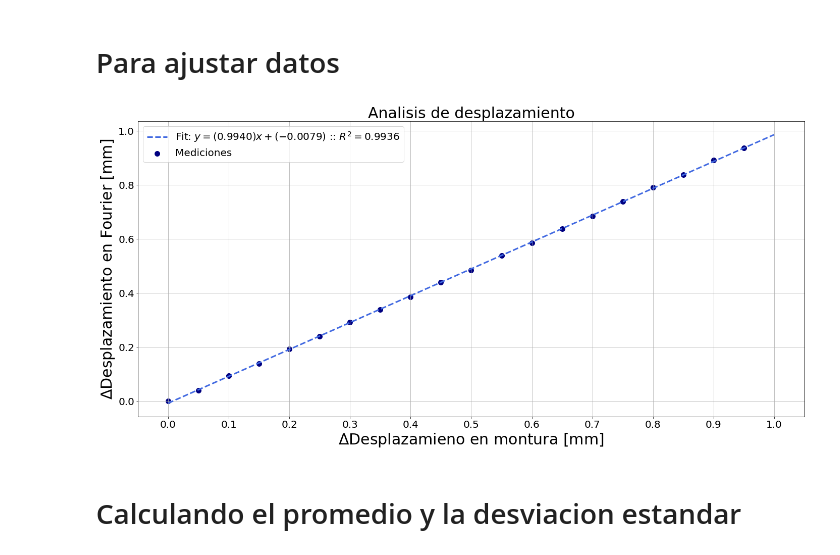
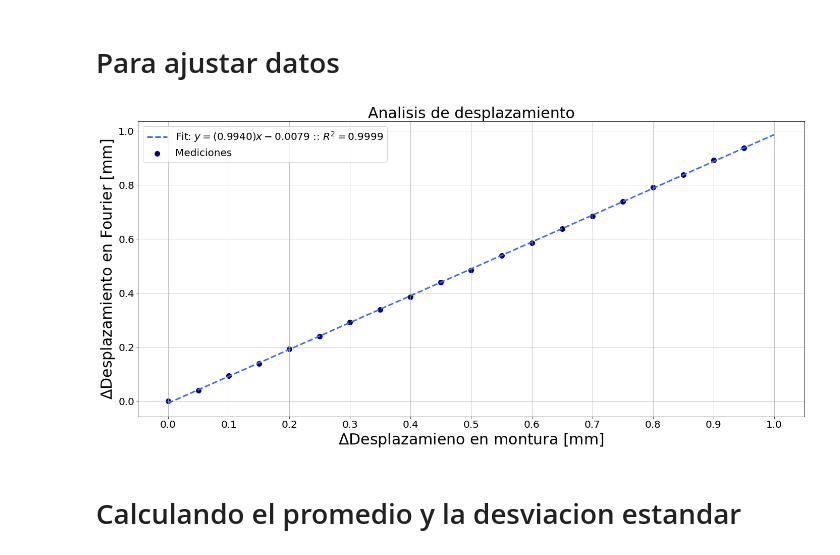
Before and after one commit to AlejandroGoper/Codigos_Tesis, a Jupyter notebook: Mediciones/08-10-2021/utilidades.ipynb, the cells around one changed output. Drawn from its saved outputs; the diff is of its cells as text; code cells hidden in the pictures.

```diff
--- a/Mediciones/08-10-2021/utilidades.ipynb
+++ b/Mediciones/08-10-2021/utilidades.ipynb
@@ -45,9 +45,9 @@ x_fit = np.arange(0, 1.1, 0.1)
 y_fit = f(x_fit, a, b)
 
 # Calculando R-square
-ss_res = np.sum((y-f(x,a,b))**2)
-ss_tot = np.sum((y-y.mean())**2)
-r_square= 1-ss_res/ss_tot
+ss_res = np.sum((delta_y-f(delta_x, a, b))**2)
+ss_tot = np.sum((delta_y-delta_y.mean())**2)
+r_square = 1-ss_res/ss_tot
 # %%
 
 """
@@ -61,36 +61,43 @@ fig, ax = plt.subplots(figsize=(20, 10))
 # Pone lo mas juntas las graficas posibles
 fig.set_tight_layout(True)
 # Para que no se empalmen los titulos en los ejes
 fig.subplots_adjust(wspace=1.2)
 
 # Cambiando el tamano de la fuente en todos los ejes
 plt.rcParams.update({'font.size': 20})
 
 # Graficando el espectro optico inicial
 ax = plt.subplot(1, 1, 1)
 
 # Titulo del grafico
 ax.set_title(
     label=r"Analisis de desplazamiento", fontsize=30)
 
 
-graph_data = ax.scatter(delta_x, delta_y, s=400, marker=".", c="navy", label="Mediciones")
+graph_data = ax.scatter(delta_x, delta_y, s=400,
+                        marker=".", c="navy", label="Mediciones")
 
 
+# Decidiendo label fit:
+if(b<0):
+    label_fit = r"Fit: $y = (%.4f)x %.4f$ :: $R^{2}= %.4f$" % (a,b,r_square)
+else:
+    label_fit = r"Fit: $y = (%.4f)x + %.4f$ :: $R^{2}= %.4f$" % (a,b,r_square)
+
 graph_fit = ax.plot(x_fit, y_fit, c="royalblue", linestyle="dashed",
-linewidth=3, label=r"Fit: $y = (%.4f)x + (%.4f)$ :: $R^{2}= %.4f$" % (a,b,r_square))
+linewidth=3, label=label_fit)
 
 ax.set_xlabel(r"$\Delta$Desplazamieno en montura [mm]", fontsize=30)
 ax.set_ylabel("$\Delta$Desplazamiento en Fourier [mm]", fontsize=30)
 ax.grid()
 ax.set_xticks(np.arange(0, 1.1, 0.1))
 #ax.set_ylim([0, 1300])
 ax.legend(loc="best", fontsize=20)
 #plt.savefig(path + filename[0:-4]+".png")
 plt.savefig(path + "seguimiento_envolventes_normalizada.png")
 plt.show()
 # %% [output]
-[figure, old version]
+[figure, new version]
 # %% [markdown]
 # Calculando el promedio y la desviacion estandar
 # %%
```
Also changed, not shown: parts of 1 cell of this notebook.
